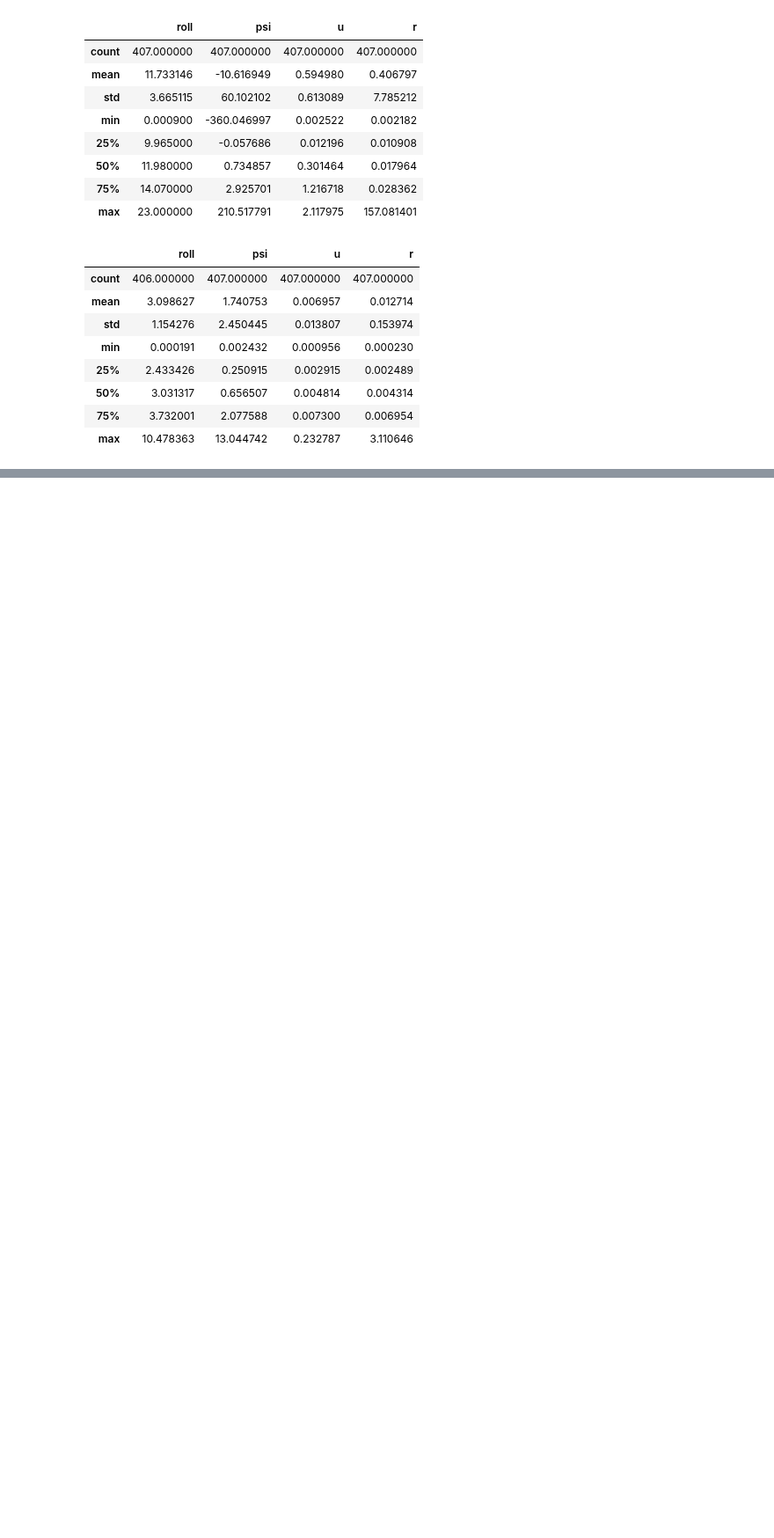
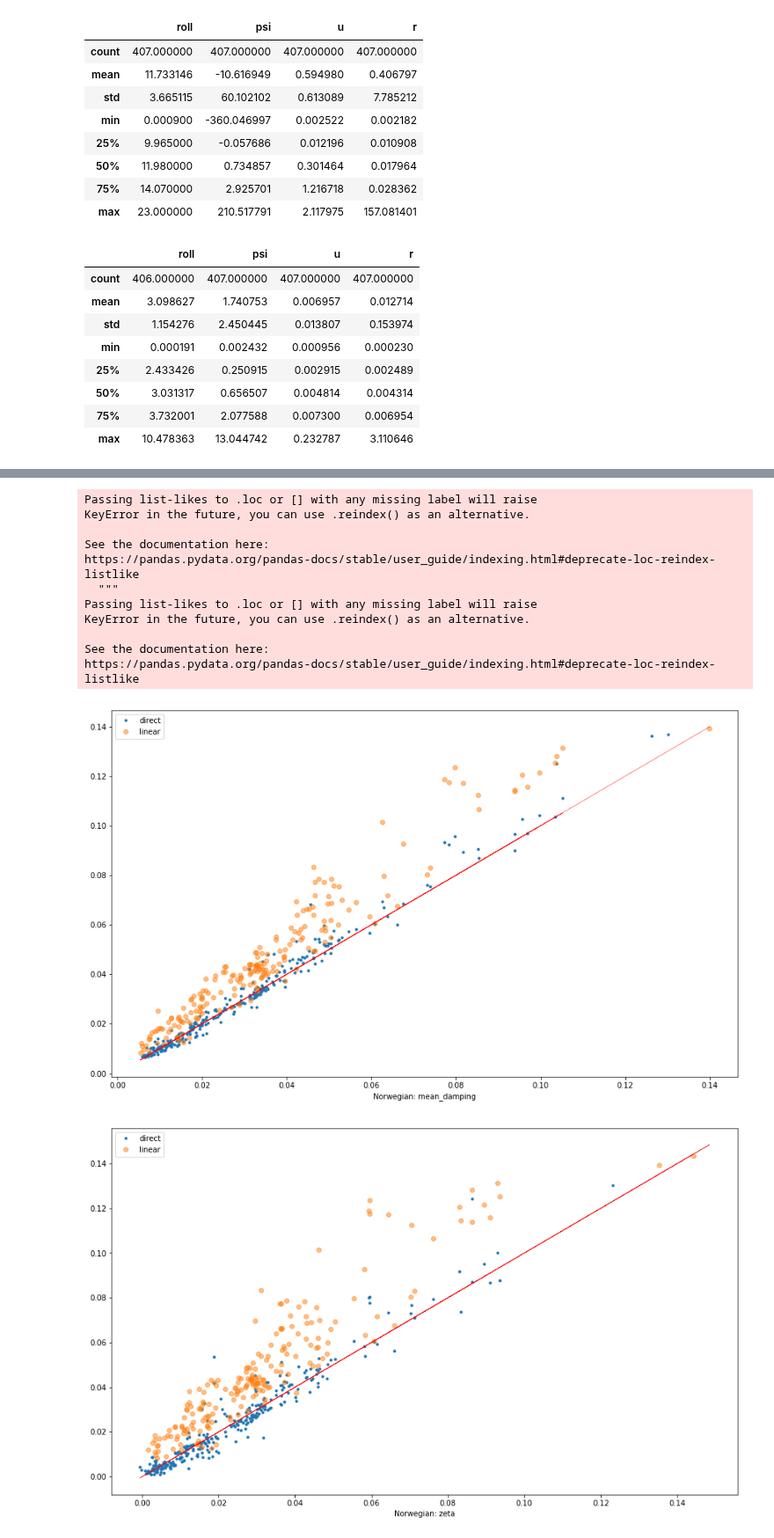
Before and after one commit to martinlarsalbert/rolldecay, a Jupyter notebook: notebooks/rolldecay/04.3_maa_mdl_db_roll_decay_content.ipynb, the cells around one changed output, grey strips where cells are left out. Shown at 88% size. Cells and saved outputs as stored; diff of their text form; code cells hidden in the pictures; blank space fills up the shorter version.

```diff
--- a/notebooks/rolldecay/04.3_maa_mdl_db_roll_decay_content.ipynb
+++ b/notebooks/rolldecay/04.3_maa_mdl_db_roll_decay_content.ipynb
@@ -147,0 +244,27 @@ std[cols].describe()
+# %%
+for key in ['mean_damping','zeta','d']:
+
+    fig,ax = plt.subplots()
+    x = rolldecay_norwegian[key]
+    y = rolldecay_direct.loc[rolldecay_norwegian.index][key]
+    y2 = rolldecay_linear.loc[rolldecay_norwegian.index][key]
+
+    ax.plot(x,y,'.', label='direct')
+    ax.plot(x,y2,'o', label='linear', alpha=0.5)
+    ax.set_xlabel('Norwegian: %s' % key)
+    ax.legend();
+    ax.plot(x,x,'r-')
+# %% [output]
+Passing list-likes to .loc or [] with any missing label will raise
+KeyError in the future, you can use .reindex() as an alternative.
+
+See the documentation here:
+https://pandas.pydata.org/pandas-docs/stable/user_guide/indexing.html#deprecate-loc-reindex-listlike
+  """
+Passing list-likes to .loc or [] with any missing label will raise
+KeyError in the future, you can use .reindex() as an alternative.
+
+See the documentation here:
+https://pandas.pydata.org/pandas-docs/stable/user_guide/indexing.html#deprecate-loc-reindex-listlike
+[figure, added]
+[figure, added]
```
Also changed, not shown: parts of 19 cells of this notebook, 9 other files.
